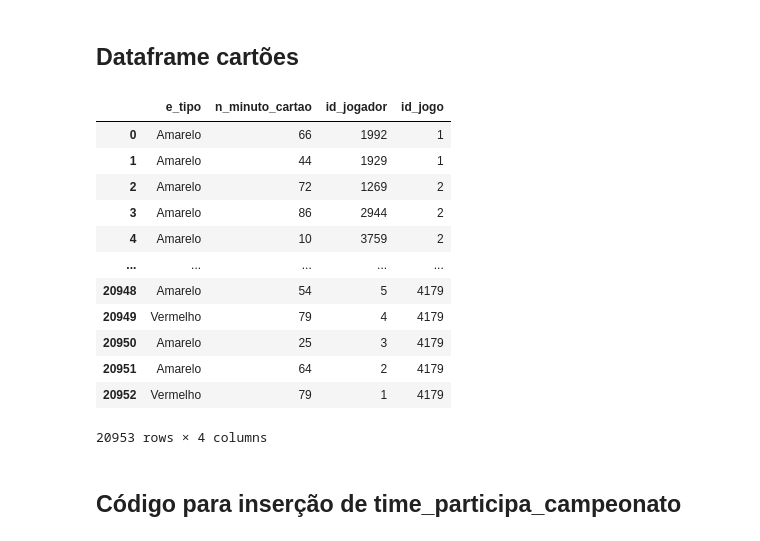
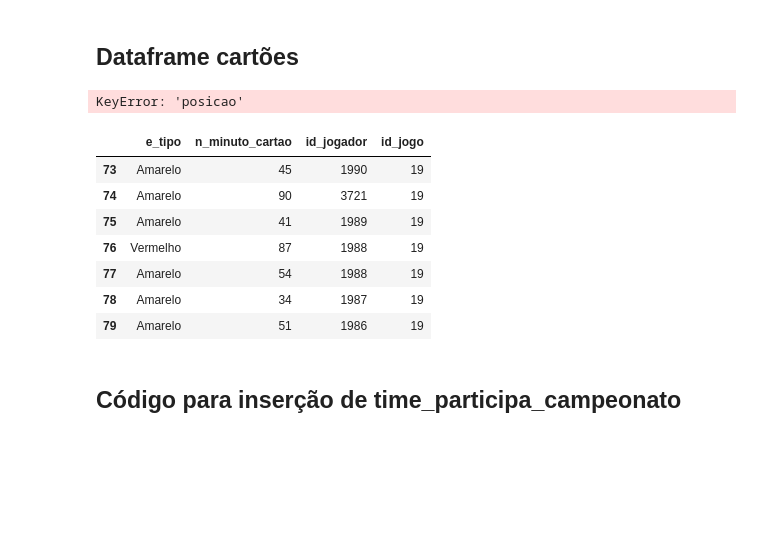
Before and after one commit to ArtOliv/Futebol-web-application, a Jupyter notebook: Data-base/pre_processamento.ipynb, the cells around one changed output. Drawn from its saved outputs; the diff is of its cells as text; code cells hidden in the pictures; blank space fills up the shorter version.

```diff
--- a/Data-base/pre_processamento.ipynb
+++ b/Data-base/pre_processamento.ipynb
@@ -382,22 +384,19 @@ df_cartoes['id_jogo'] = df_cartoes['partida_id'].map(id_para_index)
 #ELIMINANDO COLUNAS DESNECESSARIAS
 df_cartoes = df_cartoes.drop(['partida_id','rodata','clube','num_camisa','Pnome','Unome','posicao'], axis=1)
 df_cartoes = df_cartoes.rename(columns={'cartao': 'e_tipo', 'minuto': 'n_minuto_cartao'})
-
-display(df_cartoes)
 # %% [output]
-|  | e_tipo | n_minuto_cartao | id_jogador | id_jogo |
-| 0 | Amarelo | 66 | 1992 | 1 |
-| 1 | Amarelo | 44 | 1929 | 1 |
-| 2 | Amarelo | 72 | 1269 | 2 |
-| 3 | Amarelo | 86 | 2944 | 2 |
-| 4 | Amarelo | 10 | 3759 | 2 |
-| ... | ... | ... | ... | ... |
-| 20948 | Amarelo | 54 | 5 | 4179 |
-| 20949 | Vermelho | 79 | 4 | 4179 |
-| 20950 | Amarelo | 25 | 3 | 4179 |
-| 20951 | Amarelo | 64 | 2 | 4179 |
-| 20952 | Vermelho | 79 | 1 | 4179 |
-20953 rows × 4 columns
+KeyError: 'posicao'
+# %%
+display(df_cartoes[df_cartoes['id_jogo'] == 19])
+# %% [output]
+|  | e_tipo | n_minuto_cartao | id_jogador | id_jogo |
+| 73 | Amarelo | 45 | 1990 | 19 |
+| 74 | Amarelo | 90 | 3721 | 19 |
+| 75 | Amarelo | 41 | 1989 | 19 |
+| 76 | Vermelho | 87 | 1988 | 19 |
+| 77 | Amarelo | 54 | 1988 | 19 |
+| 78 | Amarelo | 34 | 1987 | 19 |
+| 79 | Amarelo | 51 | 1986 | 19 |
 # %%
 df_cartoes.to_csv("inserts/cartoes_brasileirao.csv", index=False)
 # %% [markdown]
```
Also changed, not shown: parts of 2 cells of this notebook, 2 other files.
